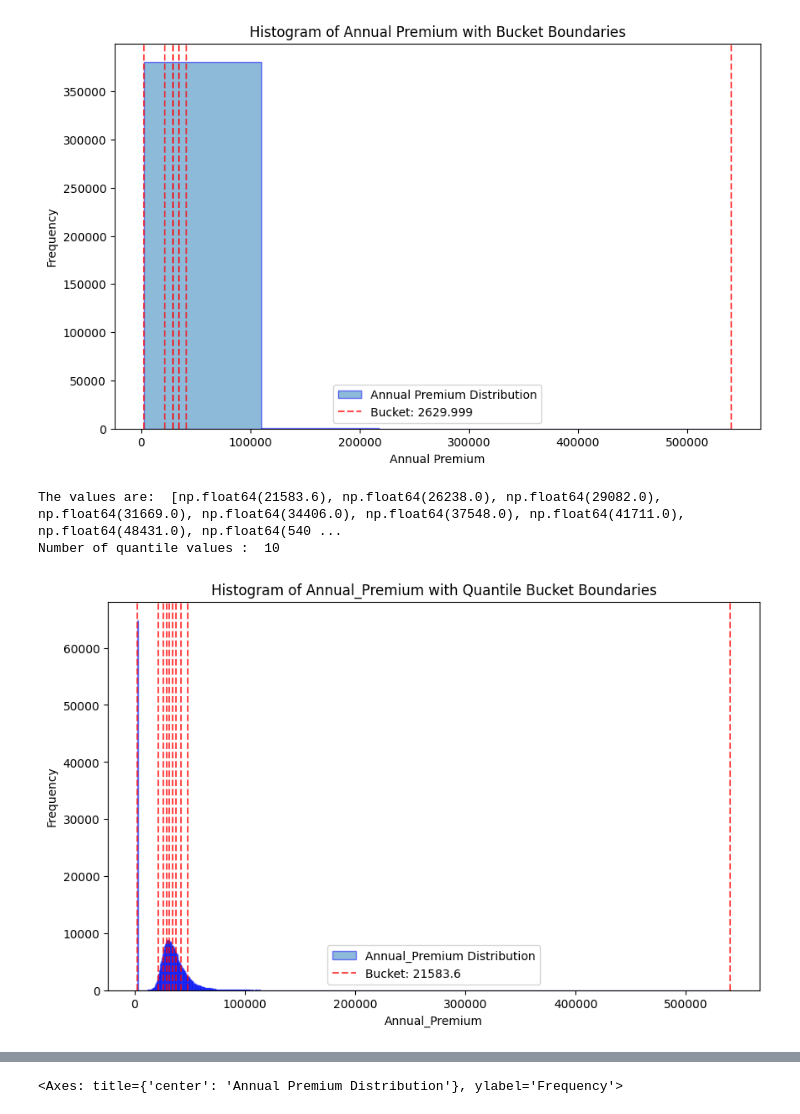
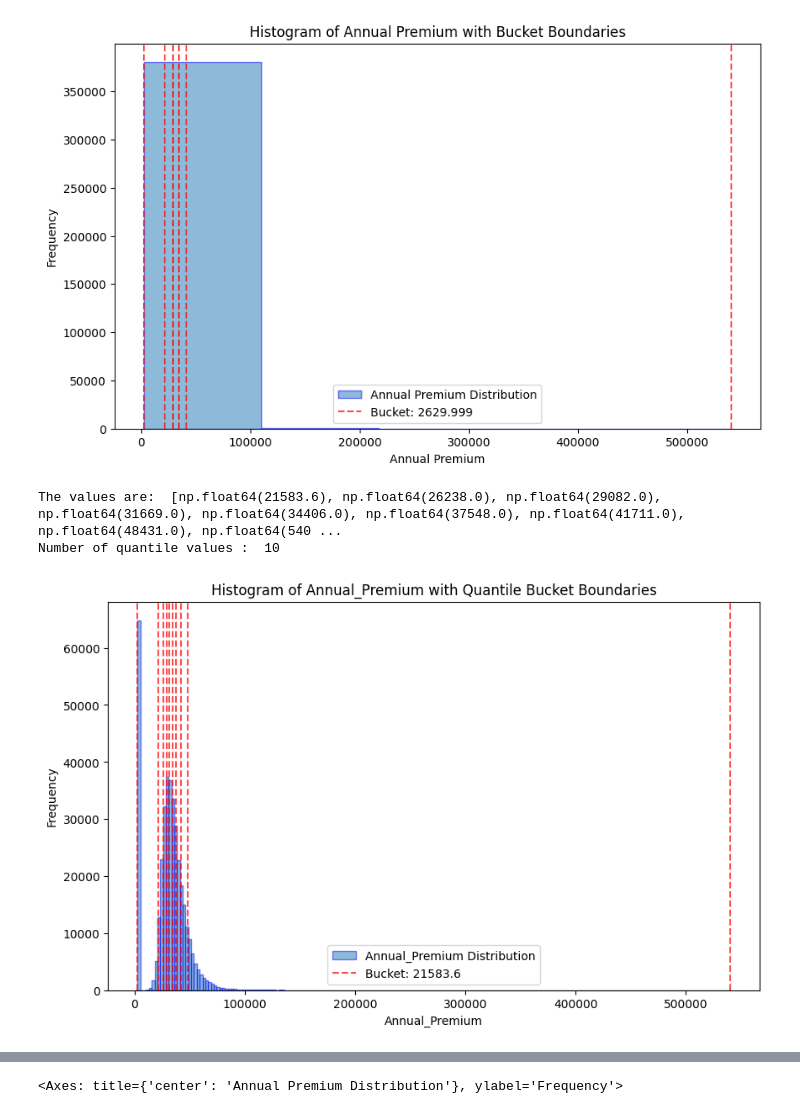
Before and after one commit to joseph-jomon/keaggling, a Jupyter notebook: First_task.ipynb, the cells around one changed output, grey strips where cells are left out. Cells and saved outputs as stored; diff of their text form; code cells hidden in the pictures.

```diff
--- a/First_task.ipynb
+++ b/First_task.ipynb
@@ -784,8 +784,8 @@ class DF_quantile_bucket_Plot():
         plt.show()
 # %%
 the_quantile_buckets = DF_quantile_bucket_Plot(df_numerical,"Annual_Premium")
-the_quantile_buckets.plot_quantile_over_histogram(hist_bins=910,quantile_bins=10)
+the_quantile_buckets.plot_quantile_over_histogram(hist_bins=210,quantile_bins=10)
 # %% [output]
 The values are:  [np.float64(21583.6), np.float64(26238.0), np.float64(29082.0), np.float64(31669.0), np.float64(34406.0), np.float64(37548.0), np.float64(41711.0), np.float64(48431.0), np.float64(540 ...
 Number of quantile values :  10
-[figure, old version]
+[figure, new version]
```
Also changed, not shown: parts of 8 cells of this notebook, 2 other files.
